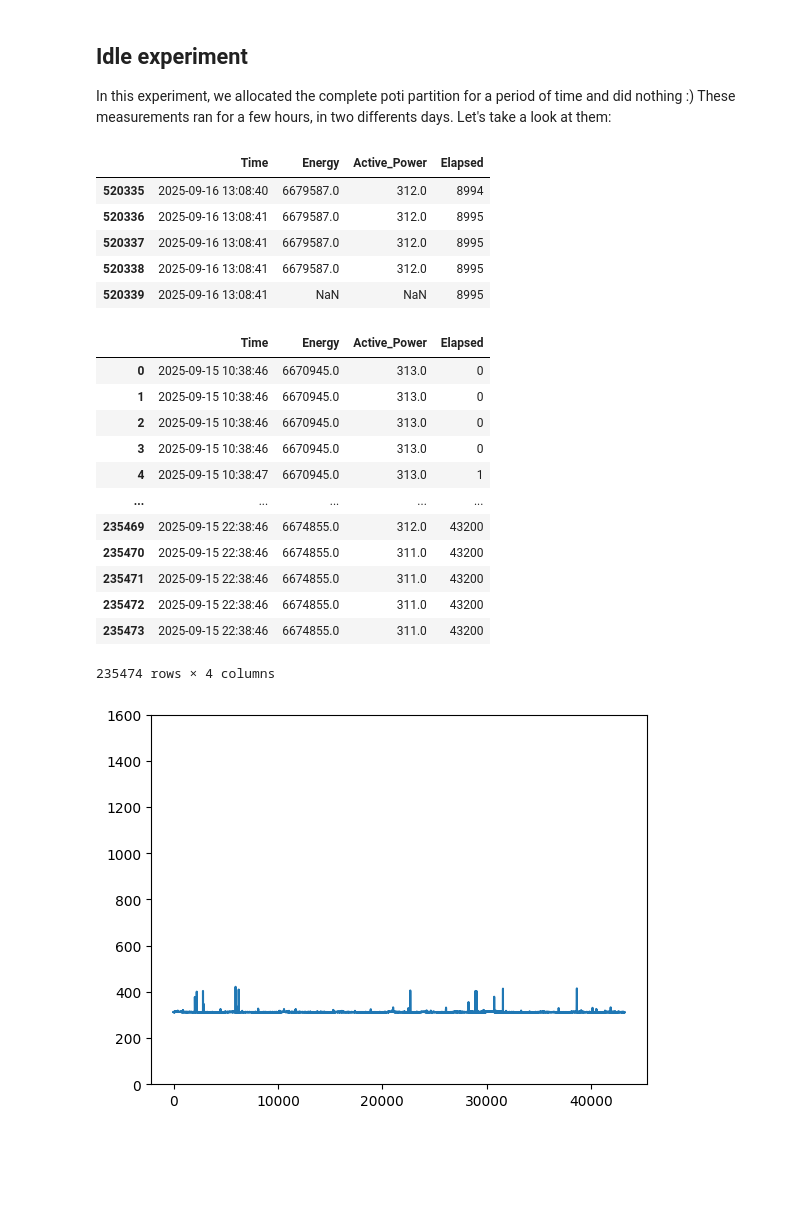
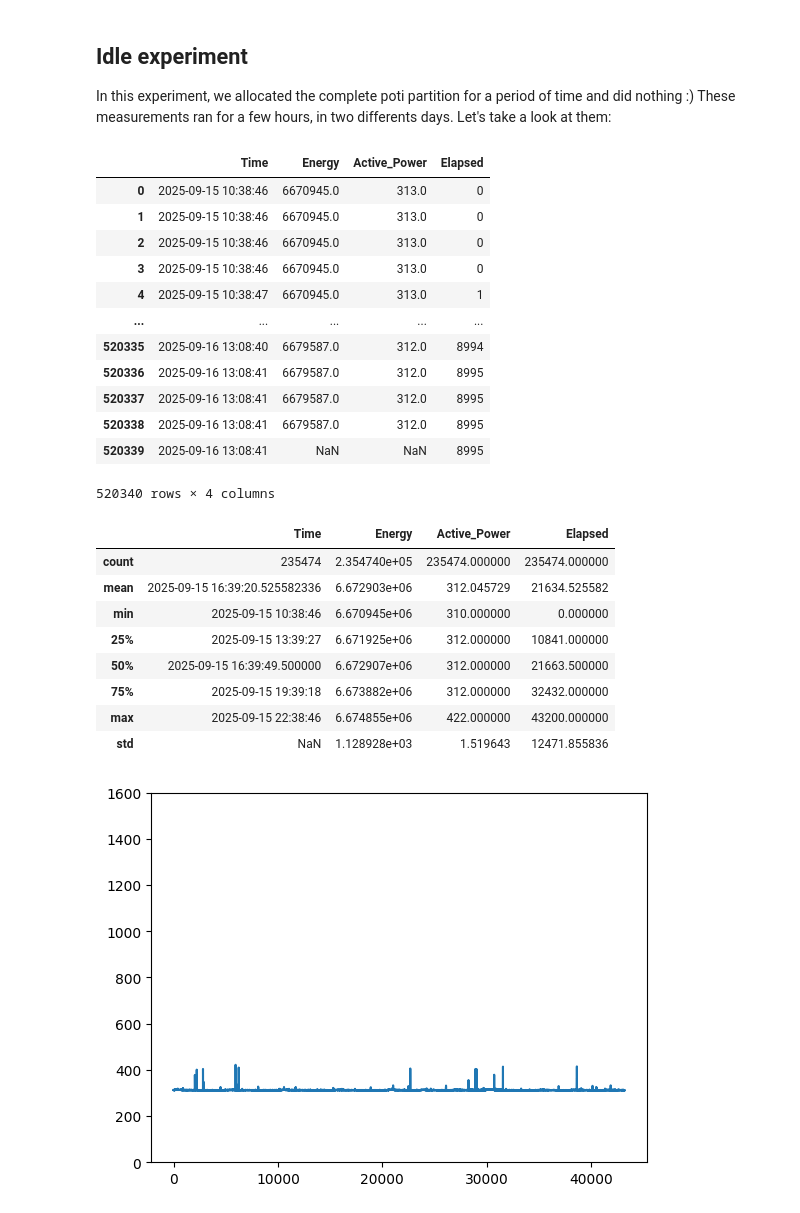
Before and after one commit to othomarcondes/CMP223-EnergyMeasurements, a Jupyter notebook: data_analysis.ipynb, the cells around one changed output. Cells and saved outputs as stored; diff of their text form; code cells hidden in the pictures; blank space fills up the shorter version.

```diff
--- a/data_analysis.ipynb
+++ b/data_analysis.ipynb
@@ -19,7 +19,7 @@ In this experiment, we allocated the complete poti partition for a period of tim
 from matplotlib import style
 import matplotlib.pyplot as plt
 import pandas as pd
-# precisei desailitar uns warning aqui por causa da iteração na lista de dataframes :')
+# precisei desabilitar uns warning aqui por causa da iteração na lista de dataframes :')
 pd.options.mode.chained_assignment = None  # default='warn'
 
 #idle_1 = pd.read_csv('./data/idle_poti/energy_monitor_123_2025-09-10.csv', usecols=['Time', 'Energy', 'Active_Power'])
@@ -30,34 +30,38 @@ idle['Time'] = pd.to_datetime(idle['Time'], format='%Y-%m-%d %H:%M:%S')
 idle['Elapsed'] = idle['Time'].sub(idle['Time'].iloc[0])
 idle['Elapsed'] = idle['Elapsed'].dt.seconds
 
-# TODO arrumar o valor em 'Elapsed' que deu overflow em int32 :)
-idle.tail()
+# TODO arrumar o valor em 'Elapsed' que deu overflow em int32 :)))
+idle
 # %% [output]
 |  | Time | Energy | Active_Power | Elapsed |
+| 0 | 2025-09-15 10:38:46 | 6670945.0 | 313.0 | 0 |
+| 1 | 2025-09-15 10:38:46 | 6670945.0 | 313.0 | 0 |
+| 2 | 2025-09-15 10:38:46 | 6670945.0 | 313.0 | 0 |
+| 3 | 2025-09-15 10:38:46 | 6670945.0 | 313.0 | 0 |
+| 4 | 2025-09-15 10:38:47 | 6670945.0 | 313.0 | 1 |
+| ... | ... | ... | ... | ... |
 | 520335 | 2025-09-16 13:08:40 | 6679587.0 | 312.0 | 8994 |
 | 520336 | 2025-09-16 13:08:41 | 6679587.0 | 312.0 | 8995 |
 | 520337 | 2025-09-16 13:08:41 | 6679587.0 | 312.0 | 8995 |
 | 520338 | 2025-09-16 13:08:41 | 6679587.0 | 312.0 | 8995 |
 | 520339 | 2025-09-16 13:08:41 | NaN | NaN | 8995 |
+520340 rows × 4 columns
 # %%
 # pegando só as primeiras 12 horas do experimento pra facilitar a minha vida
 idle = idle.loc[idle['Time'] <= '2025-09-15 22:38:46']
 
-idle
+# aqui dá pra ver que a média pra essas 12 horas ficou em torno de 312W
+idle.describe()
 # %% [output]
 |  | Time | Energy | Active_Power | Elapsed |
-| 0 | 2025-09-15 10:38:46 | 6670945.0 | 313.0 | 0 |
-| 1 | 2025-09-15 10:38:46 | 6670945.0 | 313.0 | 0 |
-| 2 | 2025-09-15 10:38:46 | 6670945.0 | 313.0 | 0 |
-| 3 | 2025-09-15 10:38:46 | 6670945.0 | 313.0 | 0 |
-| 4 | 2025-09-15 10:38:47 | 6670945.0 | 313.0 | 1 |
-| ... | ... | ... | ... | ... |
-| 235469 | 2025-09-15 22:38:46 | 6674855.0 | 312.0 | 43200 |
-| 235470 | 2025-09-15 22:38:46 | 6674855.0 | 311.0 | 43200 |
-| 235471 | 2025-09-15 22:38:46 | 6674855.0 | 311.0 | 43200 |
-| 235472 | 2025-09-15 22:38:46 | 6674855.0 | 311.0 | 43200 |
-| 235473 | 2025-09-15 22:38:46 | 6674855.0 | 311.0 | 43200 |
+| count | 235474 | 2.354740e+05 | 235474.000000 | 235474.000000 |
+| mean | 2025-09-15 16:39:20.525582336 | 6.672903e+06 | 312.045729 | 21634.525582 |
+| min | 2025-09-15 10:38:46 | 6.670945e+06 | 310.000000 | 0.000000 |
+| 25% | 2025-09-15 13:39:27 | 6.671925e+06 | 312.000000 | 10841.000000 |
+| 50% | 2025-09-15 16:39:49.500000 | 6.672907e+06 | 312.000000 | 21663.500000 |
+| 75% | 2025-09-15 19:39:18 | 6.673882e+06 | 312.000000 | 32432.000000 |
+| max | 2025-09-15 22:38:46 | 6.674855e+06 | 422.000000 | 43200.000000 |
+| std | NaN | 1.128928e+03 | 1.519643 | 12471.855836 |
-235474 rows × 4 columns
 # %%
 # First we vizualise the data
 
```
Also changed, not shown: parts of 17 cells of this notebook, 3 other files.
